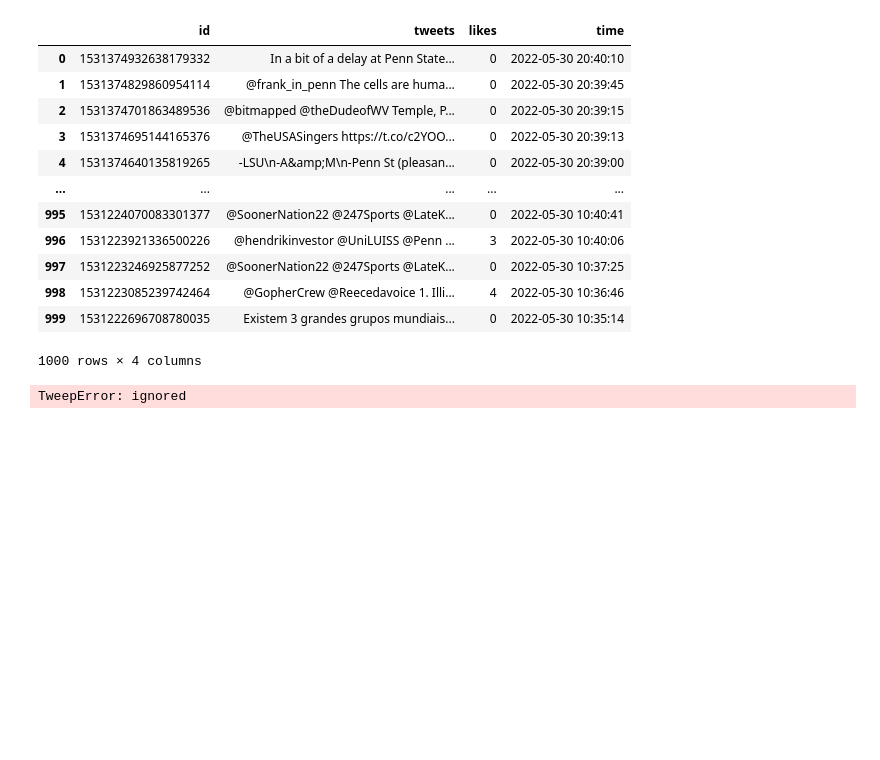
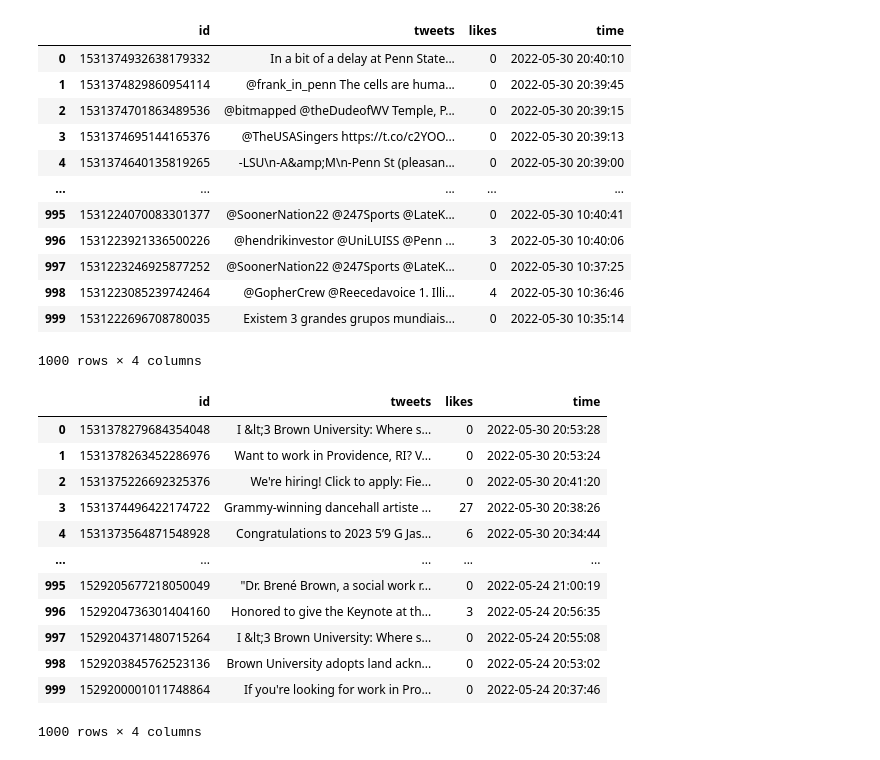
Before and after one commit to HaroldThan/IvySentiment, a Jupyter notebook: IvySentiment.ipynb, the cells around one changed output. Saved outputs shown, nothing was run; the diff lists cells and outputs as text; code cells hidden in the pictures; blank space fills up the shorter version.

```diff
--- a/IvySentiment.ipynb
+++ b/IvySentiment.ipynb
@@ -204,24 +204,36 @@ df
 # %%
 num_tweets= 1000
 id = []
 author=[]
 tweets = []
 likes = []
 time = []
-searchQuery = 'Brown University OR #Brown OR @Brown -filter:retweets'
+searchQuery = 'Brown University OR #BrownUniversity OR @BrownUniversity -filter:retweets'
 cursor = tweepy.Cursor(api.search, q=searchQuery, tweet_mode = "extended", result_type='recent').items(num_tweets)
 
 for i in cursor:
   id.append(i.id)
   author.append(i.author)
   tweets.append(i.full_text)
   likes.append(i.favorite_count)
   time.append(i.created_at)
 
 df = pd.DataFrame({'id':id, 'tweets': tweets, 'likes':likes, 'time':time})
 df
 # %% [output]
+|  | id | tweets | likes | time |
+| 0 | 1531378279684354048 | I &lt;3 Brown University: Where s... | 0 | 2022-05-30 20:53:28 |
+| 1 | 1531378263452286976 | Want to work in Providence, RI? V... | 0 | 2022-05-30 20:53:24 |
+| 2 | 1531375226692325376 | We're hiring! Click to apply: Fie... | 0 | 2022-05-30 20:41:20 |
+| 3 | 1531374496422174722 | Grammy-winning dancehall artiste ... | 27 | 2022-05-30 20:38:26 |
+| 4 | 1531373564871548928 | Congratulations to 2023 5’9 G Jas... | 6 | 2022-05-30 20:34:44 |
+| ... | ... | ... | ... | ... |
+| 995 | 1529205677218050049 | "Dr. Brené Brown, a social work r... | 0 | 2022-05-24 21:00:19 |
+| 996 | 1529204736301404160 | Honored to give the Keynote at th... | 3 | 2022-05-24 20:56:35 |
+| 997 | 1529204371480715264 | I &lt;3 Brown University: Where s... | 0 | 2022-05-24 20:55:08 |
+| 998 | 1529203845762523136 | Brown University adopts land ackn... | 0 | 2022-05-24 20:53:02 |
+| 999 | 1529200001011748864 | If you're looking for work in Pro... | 0 | 2022-05-24 20:37:46 |
-TweepError: ignored
+1000 rows × 4 columns
 # %%
 num_tweets= 1000
 id = []
```
Also changed, not shown: parts of 2 cells of this notebook.
